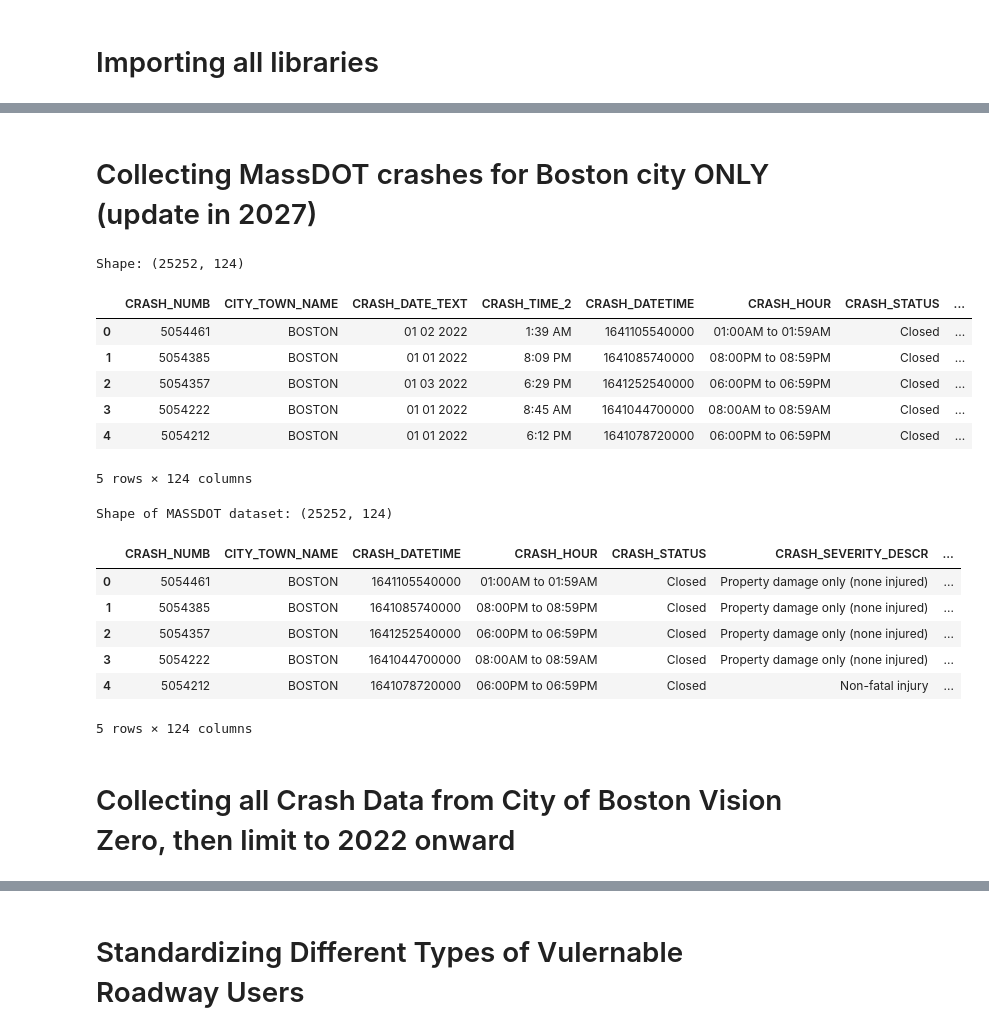
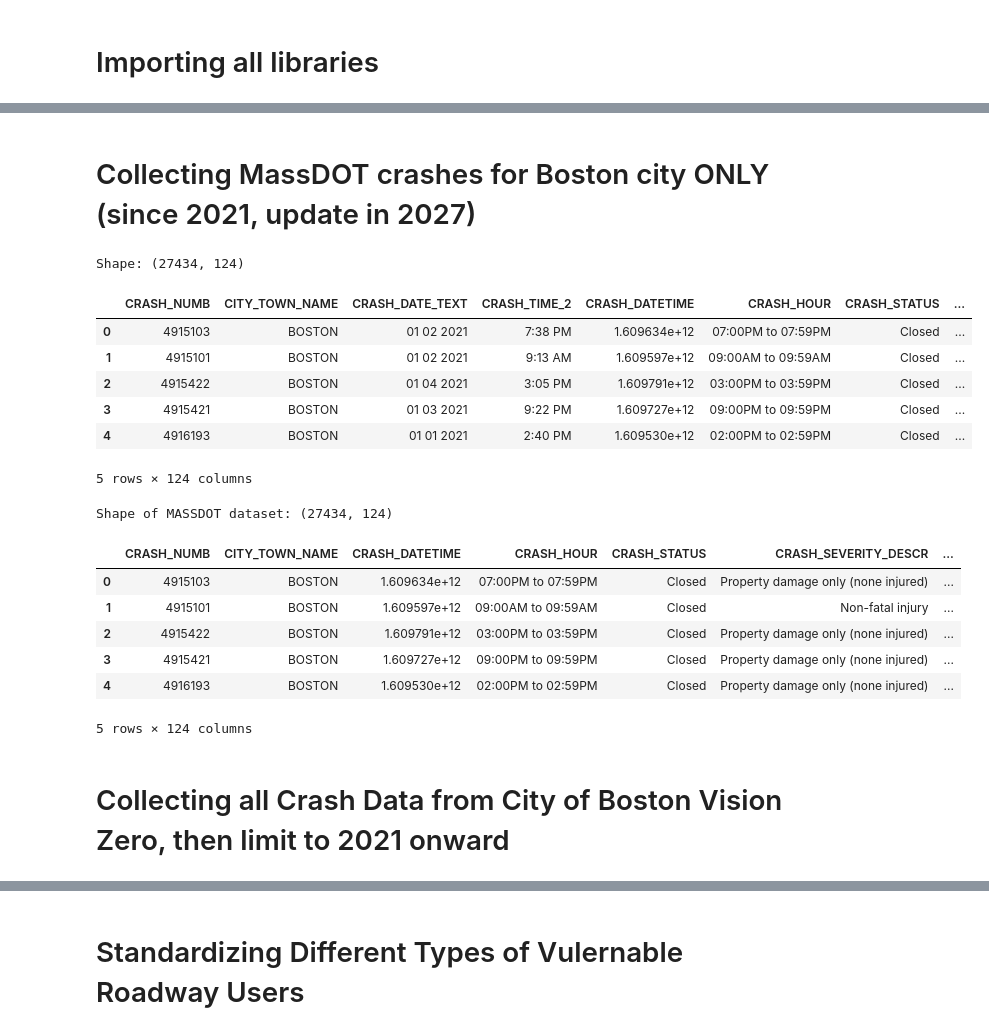
Before and after one commit to JackDougherty/mass-crash-map, a Jupyter notebook: data/boston-city-merge-clean.ipynb, the cells around one changed output, grey strips where cells are left out. Saved outputs shown, nothing was run; the diff lists cells and outputs as text; code cells hidden in the pictures.

```diff
--- a/data/boston-city-merge-clean.ipynb
+++ b/data/boston-city-merge-clean.ipynb
@@ -38,12 +31,12 @@ Requirement already satisfied: numpy in /Library/Frameworks/Python.framework/Ver
 # %% [markdown]
-# Collecting MassDOT crashes for Boston city ONLY (update in 2027)
+# Collecting MassDOT crashes for Boston city ONLY (since 2021, update in 2027)
 # %%
 all_features = []
 
 #Inserted years individually because "2023v" naming issue in MassDOT crash server
 #https://gis.crashdata.dot.mass.gov/arcgis/rest/services/MassDOT
 
-years = ['2022','2023v','2024','2025','2026']
+years = ['2021', '2022','2023v','2024','2025','2026']
 
 for year in years:
 
@@ -51,39 +44,39 @@ for year in years:
 
     params = {
         "where": " CITY_TOWN_NAME = 'BOSTON' ",
         "outFields": "*",
         "outSR": "4326",
         "f": "json",
         "returnGeometry": "true",
         "resultOffset": 0,
         "resultRecordCount": 2000
     }
 
     while True:
 
         response = requests.get(base_url, params=params)
         data = response.json()
         features = data.get("features", [])
 
         if not features:
             break
 
         all_features.extend(features)
         params["resultOffset"] += params["resultRecordCount"]
 
 records = [f["attributes"] for f in all_features]
 
 df = pd.DataFrame(records)
 print("Shape:", df.shape)
 df.head()
 # %% [output]
-Shape: (25252, 124)
+Shape: (27434, 124)
 |  | CRASH_NUMB | CITY_TOWN_NAME | CRASH_DATE_TEXT | CRASH_TIME_2 | CRASH_DATETIME | CRASH_HOUR | CRASH_STATUS | ... |
-| 0 | 5054461 | BOSTON | 01 02 2022 | 1:39 AM | 1641105540000 | 01:00AM to 01:59AM | Closed | ... |
-| 1 | 5054385 | BOSTON | 01 01 2022 | 8:09 PM | 1641085740000 | 08:00PM to 08:59PM | Closed | ... |
-| 2 | 5054357 | BOSTON | 01 03 2022 | 6:29 PM | 1641252540000 | 06:00PM to 06:59PM | Closed | ... |
-| 3 | 5054222 | BOSTON | 01 01 2022 | 8:45 AM | 1641044700000 | 08:00AM to 08:59AM | Closed | ... |
-| 4 | 5054212 | BOSTON | 01 01 2022 | 6:12 PM | 1641078720000 | 06:00PM to 06:59PM | Closed | ... |
+| 0 | 4915103 | BOSTON | 01 02 2021 | 7:38 PM | 1.609634e+12 | 07:00PM to 07:59PM | Closed | ... |
+| 1 | 4915101 | BOSTON | 01 02 2021 | 9:13 AM | 1.609597e+12 | 09:00AM to 09:59AM | Closed | ... |
+| 2 | 4915422 | BOSTON | 01 04 2021 | 3:05 PM | 1.609791e+12 | 03:00PM to 03:59PM | Closed | ... |
+| 3 | 4915421 | BOSTON | 01 03 2021 | 9:22 PM | 1.609727e+12 | 09:00PM to 09:59PM | Closed | ... |
+| 4 | 4916193 | BOSTON | 01 01 2021 | 2:40 PM | 1.609530e+12 | 02:00PM to 02:59PM | Closed | ... |
 5 rows × 124 columns
 # %%
 #CRASH_TIME_2 & CRASH_DATE_TEXT columns are of type str
@@ -98,16 +91,16 @@ mass_crashes = df
 print("Shape of MASSDOT dataset:", mass_crashes.shape)
 mass_crashes.head()
 # %% [output]
-Shape of MASSDOT dataset: (25252, 124)
+Shape of MASSDOT dataset: (27434, 124)
 |  | CRASH_NUMB | CITY_TOWN_NAME | CRASH_DATETIME | CRASH_HOUR | CRASH_STATUS | CRASH_SEVERITY_DESCR | ... |
-| 0 | 5054461 | BOSTON | 1641105540000 | 01:00AM to 01:59AM | Closed | Property damage only (none injured) | ... |
-| 1 | 5054385 | BOSTON | 1641085740000 | 08:00PM to 08:59PM | Closed | Property damage only (none injured) | ... |
-| 2 | 5054357 | BOSTON | 1641252540000 | 06:00PM to 06:59PM | Closed | Property damage only (none injured) | ... |
-| 3 | 5054222 | BOSTON | 1641044700000 | 08:00AM to 08:59AM | Closed | Property damage only (none injured) | ... |
-| 4 | 5054212 | BOSTON | 1641078720000 | 06:00PM to 06:59PM | Closed | Non-fatal injury | ... |
+| 0 | 4915103 | BOSTON | 1.609634e+12 | 07:00PM to 07:59PM | Closed | Property damage only (none injured) | ... |
+| 1 | 4915101 | BOSTON | 1.609597e+12 | 09:00AM to 09:59AM | Closed | Non-fatal injury | ... |
+| 2 | 4915422 | BOSTON | 1.609791e+12 | 03:00PM to 03:59PM | Closed | Property damage only (none injured) | ... |
+| 3 | 4915421 | BOSTON | 1.609727e+12 | 09:00PM to 09:59PM | Closed | Property damage only (none injured) | ... |
+| 4 | 4916193 | BOSTON | 1.609530e+12 | 02:00PM to 02:59PM | Closed | Property damage only (none injured) | ... |
 5 rows × 124 columns
 # %% [markdown]
-# Collecting all Crash Data from City of Boston Vision Zero, then limit to 2022 onward
+# Collecting all Crash Data from City of Boston Vision Zero, then limit to 2021 onward
 # %%
 package_url = "https://data.boston.gov/api/3/action/package_show"
 dataset_id = "vision-zero-crash-records"
```
Also changed, not shown: parts of 24 cells of this notebook, 3 other files.
